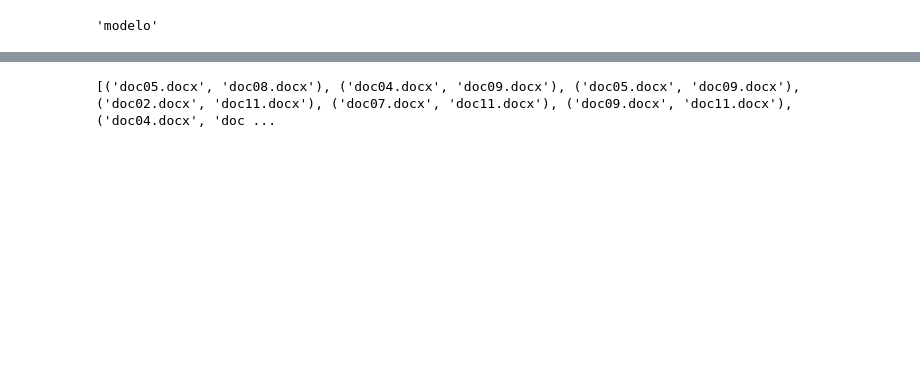
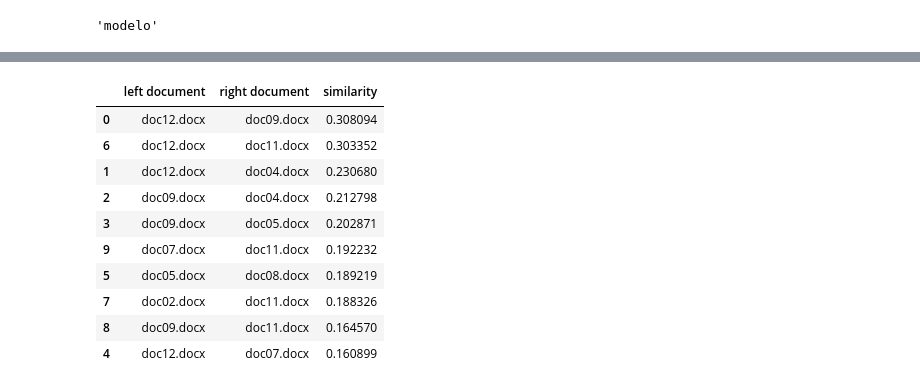
Before and after one commit to Aurora2500/ulpgc-pln, a Jupyter notebook: bag_of_words/bow.ipynb, the cells around one changed output, grey strips where cells are left out. Drawn from its saved outputs; the diff is of its cells as text; code cells hidden in the pictures; blank space fills up the shorter version.

```diff
--- a/bag_of_words/bow.ipynb
+++ b/bag_of_words/bow.ipynb
@@ -169,8 +169,18 @@ pd.DataFrame(similarity_matrix)
 # %%
-similar_pairs = [(doc_names[j], doc_names[i]) for i in range(12) for j in range(i) if similarity_matrix[i, j] > 0.15]
-print(similar_pairs)
+similar_pairs = [(doc_names[j], doc_names[i], similarity_matrix[i, j]) for i in range(12) for j in range(i) if similarity_matrix[i, j] > 0.15]
+pd.DataFrame(similar_pairs, columns=["left document", "right document", "similarity"]).sort_values("similarity", ascending=False)
 # %% [output]
-[('doc05.docx', 'doc08.docx'), ('doc04.docx', 'doc09.docx'), ('doc05.docx', 'doc09.docx'), ('doc02.docx', 'doc11.docx'), ('doc07.docx', 'doc11.docx'), ('doc09.docx', 'doc11.docx'), ('doc04.docx', 'doc ...
+|  | left document | right document | similarity |
+| 0 | doc12.docx | doc09.docx | 0.308094 |
+| 6 | doc12.docx | doc11.docx | 0.303352 |
+| 1 | doc12.docx | doc04.docx | 0.230680 |
+| 2 | doc09.docx | doc04.docx | 0.212798 |
+| 3 | doc09.docx | doc05.docx | 0.202871 |
+| 9 | doc07.docx | doc11.docx | 0.192232 |
+| 5 | doc05.docx | doc08.docx | 0.189219 |
+| 7 | doc02.docx | doc11.docx | 0.188326 |
+| 8 | doc09.docx | doc11.docx | 0.164570 |
+| 4 | doc12.docx | doc07.docx | 0.160899 |
 # %%
 def tf_idf(term, document, documents):
     # TF
```
Also changed, not shown: parts of 9 cells of this notebook.
